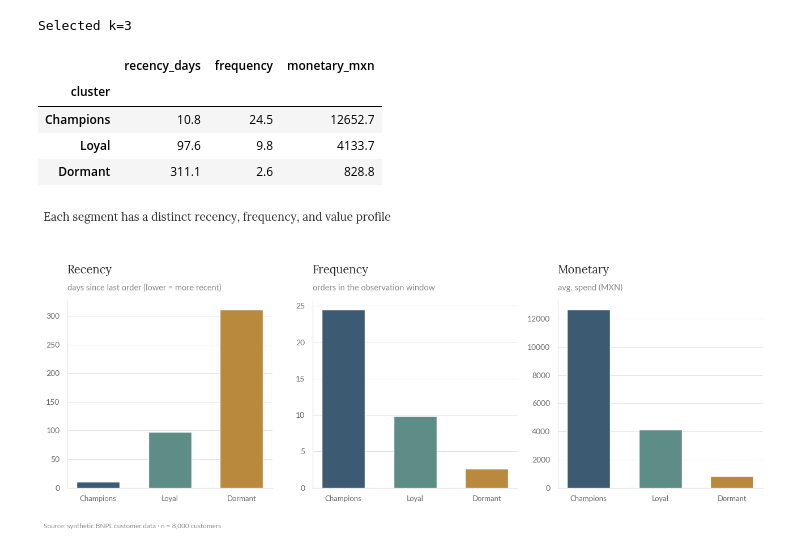
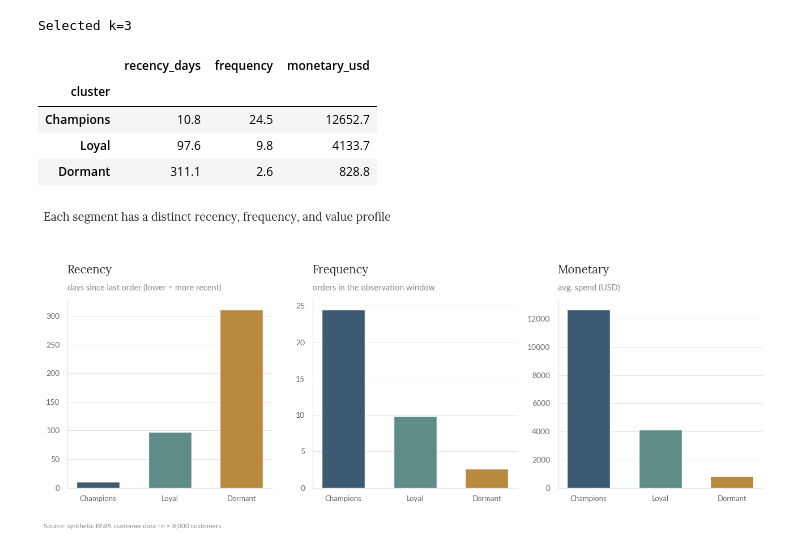
Before and after one commit to gus-morales/work-showcase, a Jupyter notebook: projects/03-growth-experimentation-segmentation/notebooks/03_growth_experimentation_segmentation.ipynb, the cells around one changed output. Cells and saved outputs as stored; diff of their text form; code cells hidden in the pictures.

```diff
--- a/projects/03-growth-experimentation-segmentation/notebooks/03_growth_experimentation_segmentation.ipynb
+++ b/projects/03-growth-experimentation-segmentation/notebooks/03_growth_experimentation_segmentation.ipynb
@@ -111,8 +111,8 @@ The primary metric is binary conversion, but revenue is a natural secondary metr
 # %%
 from scipy import stats
 
-y = exp["revenue_post_14d_mxn"].values
-x = exp["revenue_pre_30d_mxn"].values
+y = exp["revenue_post_14d_usd"].values
+x = exp["revenue_pre_30d_usd"].values
 theta = np.cov(y, x, ddof=1)[0, 1] / np.var(x, ddof=1)
 exp["revenue_adj"] = y - theta * (x - x.mean())
 
@@ -128,12 +128,12 @@ def arm_stats(col):
     _, p_val = stats.ttest_ind(t, c, equal_var=False)
     return diff, se, ci, p_val
 
-diff_raw, se_raw, ci_raw, p_raw = arm_stats("revenue_post_14d_mxn")
+diff_raw, se_raw, ci_raw, p_raw = arm_stats("revenue_post_14d_usd")
 diff_adj, se_adj, ci_adj, p_adj = arm_stats("revenue_adj")
 ci_width_reduction = 1 - se_adj / se_raw
 
-print(f"Raw lift: {diff_raw:.2f} MXN, 95% CI [{ci_raw[0]:.2f}, {ci_raw[1]:.2f}], p={p_raw:.4f}")
-print(f"CUPED lift: {diff_adj:.2f} MXN, 95% CI [{ci_adj[0]:.2f}, {ci_adj[1]:.2f}], p={p_adj:.4f}")
+print(f"Raw lift: {diff_raw:.2f} USD, 95% CI [{ci_raw[0]:.2f}, {ci_raw[1]:.2f}], p={p_raw:.4f}")
+print(f"CUPED lift: {diff_adj:.2f} USD, 95% CI [{ci_adj[0]:.2f}, {ci_adj[1]:.2f}], p={p_adj:.4f}")
 print(f"CI width reduction from CUPED: {ci_width_reduction:.1%}")
 # %% [output]
 Pre/post revenue correlation: 0.459
@@ -152,9 +152,9 @@ ax.axhline(0, color=GREY, linewidth=1)
 ylim_max = max(d + e for d, e in zip(diffs, errs)) * 1.35
 ax.set_ylim(0, ylim_max)
 for i, v in enumerate(diffs):
-    ax.text(i, v + errs[i] + ylim_max * 0.03, f"+{v:.1f} MXN", ha="center", fontsize=10, color="#333")
+    ax.text(i, v + errs[i] + ylim_max * 0.03, f"+{v:.1f} USD", ha="center", fontsize=10, color="#333")
 style_ax(ax, title=f"CUPED narrows the confidence interval by {ci_width_reduction:.0%} on the same data",
-         subtitle="Estimated treatment lift in 14-day revenue per user, 95% CI", ylabel="Estimated lift (MXN)")
+         subtitle="Estimated treatment lift in 14-day revenue per user, 95% CI", ylabel="Estimated lift (USD)")
 add_footnote(fig, SOURCE_EXP)
 plt.show()
 # %% [output]
@@ -257,8 +257,8 @@ from sklearn.metrics import silhouette_score
 rfm_raw = pd.read_csv("../data/rfm_customers.csv")
 SOURCE_RFM = f"Source: synthetic BNPL customer data · n = {len(rfm_raw):,} customers"
 
-rfm = rfm_raw[["customer_id", "recency_days", "frequency", "monetary_mxn"]].copy()
-log_features = np.column_stack([np.log1p(rfm["recency_days"]), np.log1p(rfm["frequency"]), np.log1p(rfm["monetary_mxn"])])
+rfm = rfm_raw[["customer_id", "recency_days", "frequency", "monetary_usd"]].copy()
+log_features = np.column_stack([np.log1p(rfm["recency_days"]), np.log1p(rfm["frequency"]), np.log1p(rfm["monetary_usd"])])
 X = StandardScaler().fit_transform(log_features)
 
 K_RANGE = range(2, 8)
@@ -285,26 +285,26 @@ Selected k=3
 # %%
 NAME_SETS = {2: ["Champions", "Dormant"], 3: ["Champions", "Loyal", "Dormant"],
              4: ["Champions", "Loyal", "At risk", "Dormant"],
              5: ["Champions", "Loyal", "Promising", "At risk", "Dormant"],
              6: ["Champions", "Loyal", "Promising", "At risk", "Lapsed", "Dormant"]}
 
 km = KMeans(n_clusters=best_k, random_state=7, n_init=10).fit(X)
 rfm["cluster"] = km.labels_
-profile = rfm.groupby("cluster")[["recency_days", "frequency", "monetary_mxn"]].mean()
+profile = rfm.groupby("cluster")[["recency_days", "frequency", "monetary_usd"]].mean()
 
 r_rank = profile["recency_days"].rank()
 f_rank = profile["frequency"].rank(ascending=False)
-m_rank = profile["monetary_mxn"].rank(ascending=False)
+m_rank = profile["monetary_usd"].rank(ascending=False)
 order = (r_rank + f_rank + m_rank).sort_values().index
 names = NAME_SETS[best_k]
 label_map = {seg: names[i] for i, seg in enumerate(order)}
 
 rfm["segment"] = rfm["cluster"].map(label_map)
 profile.index = profile.index.map(label_map)
 profile = profile.reindex(names)
 profile.round(1)
 # %% [output]
-|  | recency_days | frequency | monetary_mxn |
+|  | recency_days | frequency | monetary_usd |
 | cluster |  |  |  |
 | Champions | 10.8 | 24.5 | 12652.7 |
 | Loyal | 97.6 | 9.8 | 4133.7 |
```
Also changed, not shown: parts of 5 cells of this notebook, 39 other files.
